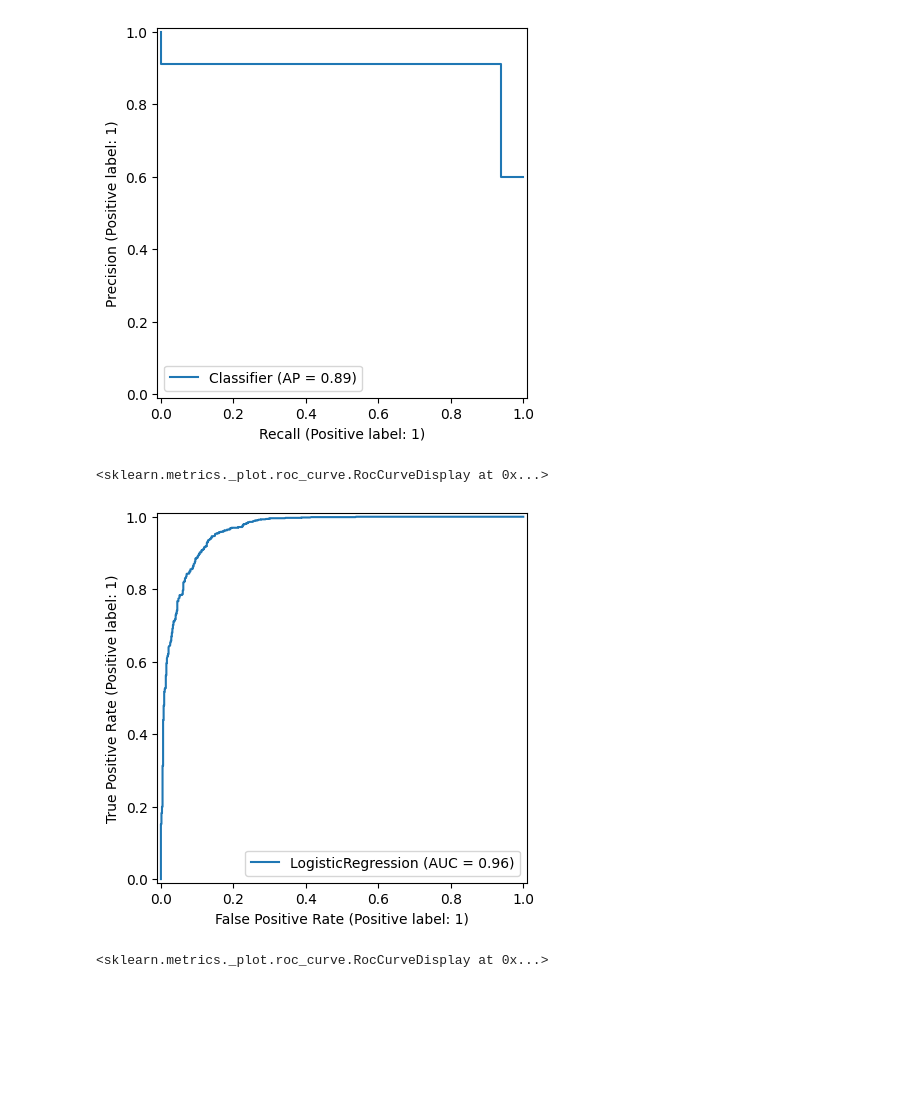
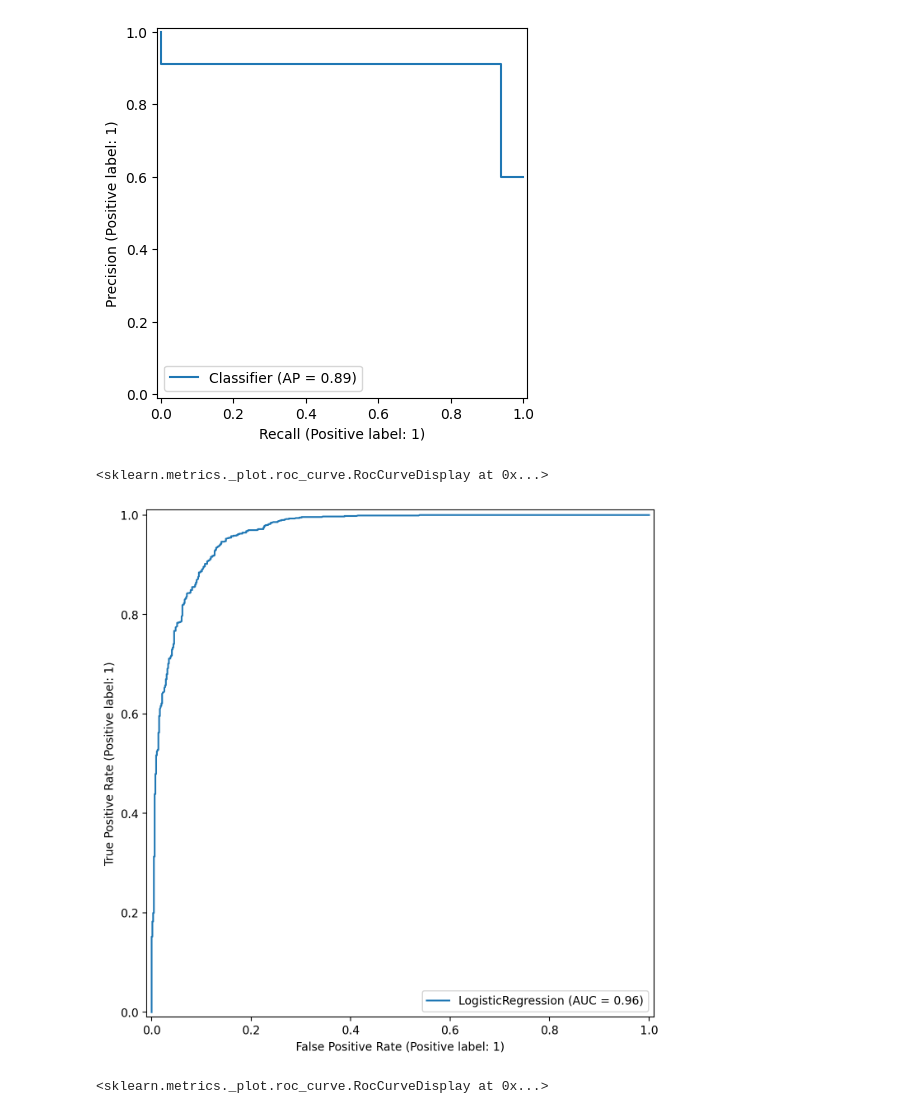
Before and after one commit to SaikatGhosh94/MachineLearningCourse, a Jupyter notebook: Hands_on_practice/logisticRegression/01_logistic_regression.ipynb, the cells around one changed output. Drawn from its saved outputs; the diff is of its cells as text; code cells hidden in the pictures; blank space fills up the shorter version.

```diff
--- a/Hands_on_practice/logisticRegression/01_logistic_regression.ipynb
+++ b/Hands_on_practice/logisticRegression/01_logistic_regression.ipynb
@@ -160,11 +160,11 @@ PrecisionRecallDisplay.from_predictions(y_true=y_test,y_pred=y_pred)
 [figure]
 # %%
 from sklearn.metrics import RocCurveDisplay
-
-RocCurveDisplay.from_estimator(log_model, X_test, y_test)
+fig,ax = plt.subplots(figsize =(12,8),dpi=200)
+RocCurveDisplay.from_estimator(log_model, X_test, y_test,ax=ax)
 # %% [output]
 <sklearn.metrics._plot.roc_curve.RocCurveDisplay at 0x...>
-[figure, old version]
+[figure, new version]
 # %%
 RocCurveDisplay.from_predictions(y_test,y_pred)
 # %% [output]
```
